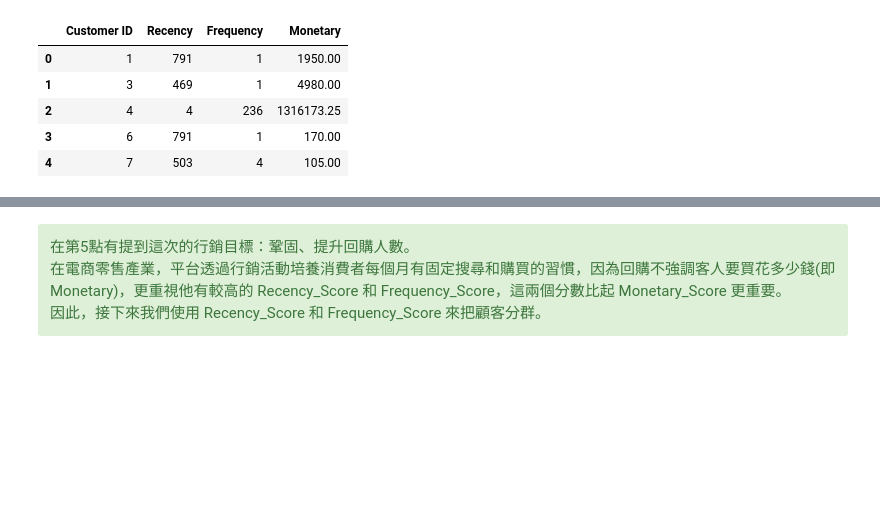
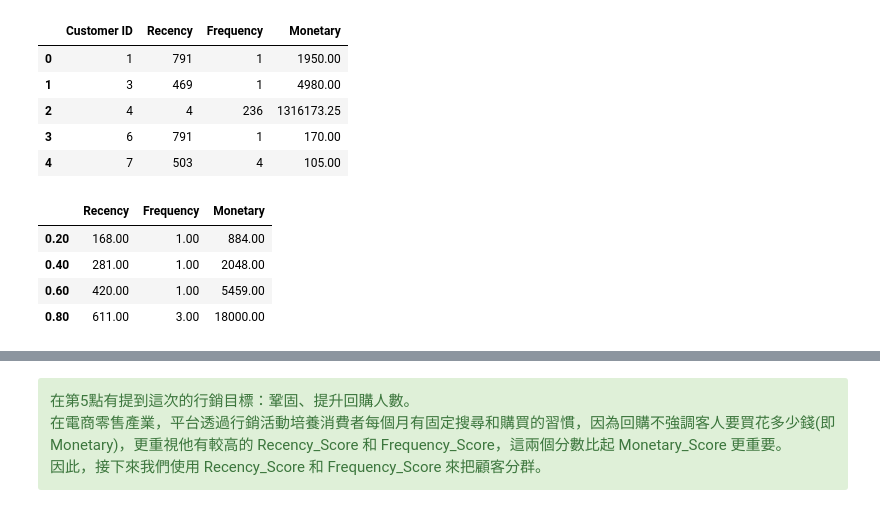
Before and after one commit to LiangYuDer/E-commerce-Analysis, a Jupyter notebook: ec_analysis.ipynb, the cells around one changed output, grey strips where cells are left out. Drawn from its saved outputs; the diff is of its cells as text; code cells hidden in the pictures; blank space fills up the shorter version.

```diff
--- a/ec_analysis.ipynb
+++ b/ec_analysis.ipynb
@@ -488,3 +479,12 @@ rfm_dt.head()
 | 2 | 4 | 4 | 236 | 1316173.25 |
 | 3 | 6 | 791 | 1 | 170.00 |
 | 4 | 7 | 503 | 4 | 105.00 |
+# %%
+RFM_quantiles = rfm_dt[["Recency", "Frequency", "Monetary"]].quantile(q = [0.2, 0.4,0.6,0.8])
+RFM_quantiles
+# %% [output]
+|  | Recency | Frequency | Monetary |
+| 0.20 | 168.00 | 1.00 | 884.00 |
+| 0.40 | 281.00 | 1.00 | 2048.00 |
+| 0.60 | 420.00 | 1.00 | 5459.00 |
+| 0.80 | 611.00 | 3.00 | 18000.00 |
```
Also changed, not shown: parts of 11 cells of this notebook.
